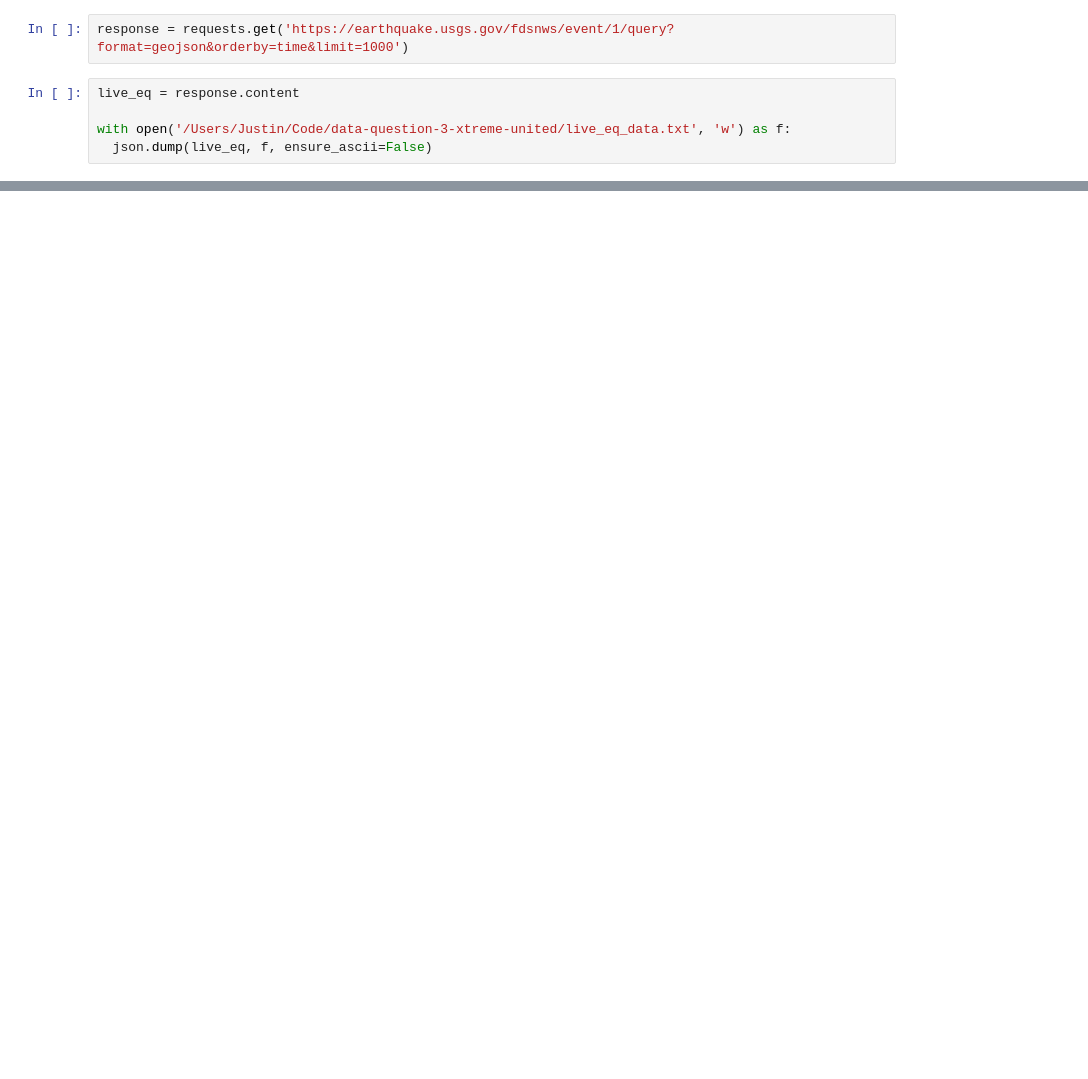
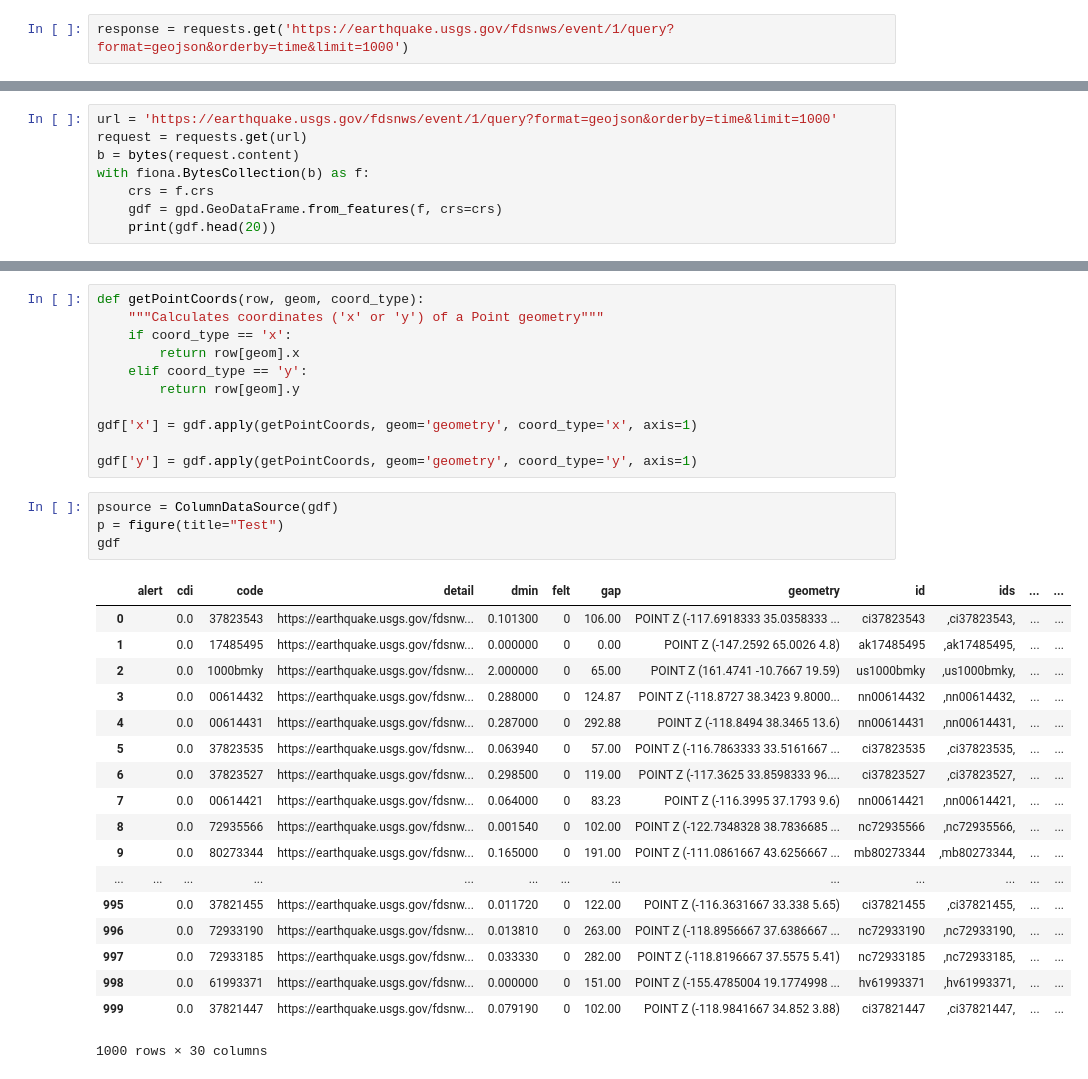
Before and after one commit to shrutijalewar/data-question-3-xtreme-united, a Jupyter notebook: Live Data - Bokeh.ipynb, the cells around one changed output, grey strips where cells are left out. Saved outputs shown, nothing was run; the diff lists cells and outputs as text; blank space fills up the shorter version.

```diff
--- a/Live Data - Bokeh.ipynb
+++ b/Live Data - Bokeh.ipynb
@@ -10,8 +13,3 @@ from bokeh.models import (
 )
 # %%
 response = requests.get('https://earthquake.usgs.gov/fdsnws/event/1/query?format=geojson&orderby=time&limit=1000')
-# %%
-live_eq = response.content
-
-with open('/Users/Justin/Code/data-question-3-xtreme-united/live_eq_data.txt', 'w') as f:
-  json.dump(live_eq, f, ensure_ascii=False)
@@ -19,0 +16,8 @@ TypeError: Object of type 'bytes' is not JSON serializable
+# %%
+url = 'https://earthquake.usgs.gov/fdsnws/event/1/query?format=geojson&orderby=time&limit=1000'
+request = requests.get(url)
+b = bytes(request.content)
+with fiona.BytesCollection(b) as f:
+    crs = f.crs
+    gdf = gpd.GeoDataFrame.from_features(f, crs=crs)
+    print(gdf.head(20))
@@ -20,3 +42,37 @@ TypeError: Object of type 'bytes' is not JSON serializable
+# %%
+def getPointCoords(row, geom, coord_type):
+    """Calculates coordinates ('x' or 'y') of a Point geometry"""
+    if coord_type == 'x':
+        return row[geom].x
+    elif coord_type == 'y':
+        return row[geom].y
+
+gdf['x'] = gdf.apply(getPointCoords, geom='geometry', coord_type='x', axis=1)
+
+gdf['y'] = gdf.apply(getPointCoords, geom='geometry', coord_type='y', axis=1)
+# %%
+psource = ColumnDataSource(gdf)
+p = figure(title="Test")
+gdf
+# %% [output]
+|  | alert | cdi | code | detail | dmin | felt | gap | geometry | id | ids | ... | ... |
+| 0 |  | 0.0 | 37823543 | https://earthquake.usgs.gov/fdsnw... | 0.101300 | 0 | 106.00 | POINT Z (-117.6918333 35.0358333 ... | ci37823543 | ,ci37823543, | ... | ... |
+| 1 |  | 0.0 | 17485495 | https://earthquake.usgs.gov/fdsnw... | 0.000000 | 0 | 0.00 | POINT Z (-147.2592 65.0026 4.8) | ak17485495 | ,ak17485495, | ... | ... |
+| 2 |  | 0.0 | 1000bmky | https://earthquake.usgs.gov/fdsnw... | 2.000000 | 0 | 65.00 | POINT Z (161.4741 -10.7667 19.59) | us1000bmky | ,us1000bmky, | ... | ... |
+| 3 |  | 0.0 | 00614432 | https://earthquake.usgs.gov/fdsnw... | 0.288000 | 0 | 124.87 | POINT Z (-118.8727 38.3423 9.8000... | nn00614432 | ,nn00614432, | ... | ... |
+| 4 |  | 0.0 | 00614431 | https://earthquake.usgs.gov/fdsnw... | 0.287000 | 0 | 292.88 | POINT Z (-118.8494 38.3465 13.6) | nn00614431 | ,nn00614431, | ... | ... |
+| 5 |  | 0.0 | 37823535 | https://earthquake.usgs.gov/fdsnw... | 0.063940 | 0 | 57.00 | POINT Z (-116.7863333 33.5161667 ... | ci37823535 | ,ci37823535, | ... | ... |
+| 6 |  | 0.0 | 37823527 | https://earthquake.usgs.gov/fdsnw... | 0.298500 | 0 | 119.00 | POINT Z (-117.3625 33.8598333 96.... | ci37823527 | ,ci37823527, | ... | ... |
+| 7 |  | 0.0 | 00614421 | https://earthquake.usgs.gov/fdsnw... | 0.064000 | 0 | 83.23 | POINT Z (-116.3995 37.1793 9.6) | nn00614421 | ,nn00614421, | ... | ... |
+| 8 |  | 0.0 | 72935566 | https://earthquake.usgs.gov/fdsnw... | 0.001540 | 0 | 102.00 | POINT Z (-122.7348328 38.7836685 ... | nc72935566 | ,nc72935566, | ... | ... |
+| 9 |  | 0.0 | 80273344 | https://earthquake.usgs.gov/fdsnw... | 0.165000 | 0 | 191.00 | POINT Z (-111.0861667 43.6256667 ... | mb80273344 | ,mb80273344, | ... | ... |
+| ... | ... | ... | ... | ... | ... | ... | ... | ... | ... | ... | ... | ... |
+| 995 |  | 0.0 | 37821455 | https://earthquake.usgs.gov/fdsnw... | 0.011720 | 0 | 122.00 | POINT Z (-116.3631667 33.338 5.65) | ci37821455 | ,ci37821455, | ... | ... |
+| 996 |  | 0.0 | 72933190 | https://earthquake.usgs.gov/fdsnw... | 0.013810 | 0 | 263.00 | POINT Z (-118.8956667 37.6386667 ... | nc72933190 | ,nc72933190, | ... | ... |
+| 997 |  | 0.0 | 72933185 | https://earthquake.usgs.gov/fdsnw... | 0.033330 | 0 | 282.00 | POINT Z (-118.8196667 37.5575 5.41) | nc72933185 | ,nc72933185, | ... | ... |
+| 998 |  | 0.0 | 61993371 | https://earthquake.usgs.gov/fdsnw... | 0.000000 | 0 | 151.00 | POINT Z (-155.4785004 19.1774998 ... | hv61993371 | ,hv61993371, | ... | ... |
+| 999 |  | 0.0 | 37821447 | https://earthquake.usgs.gov/fdsnw... | 0.079190 | 0 | 102.00 | POINT Z (-118.9841667 34.852 3.88) | ci37821447 | ,ci37821447, | ... | ... |
+1000 rows × 30 columns
 # %%
 map_options = GMapOptions(lat=29.0209069, lng=-33.2748153, map_type="terrain", zoom=1)
 
```
Also changed, not shown: parts of 4 cells of this notebook, 7 other files.
